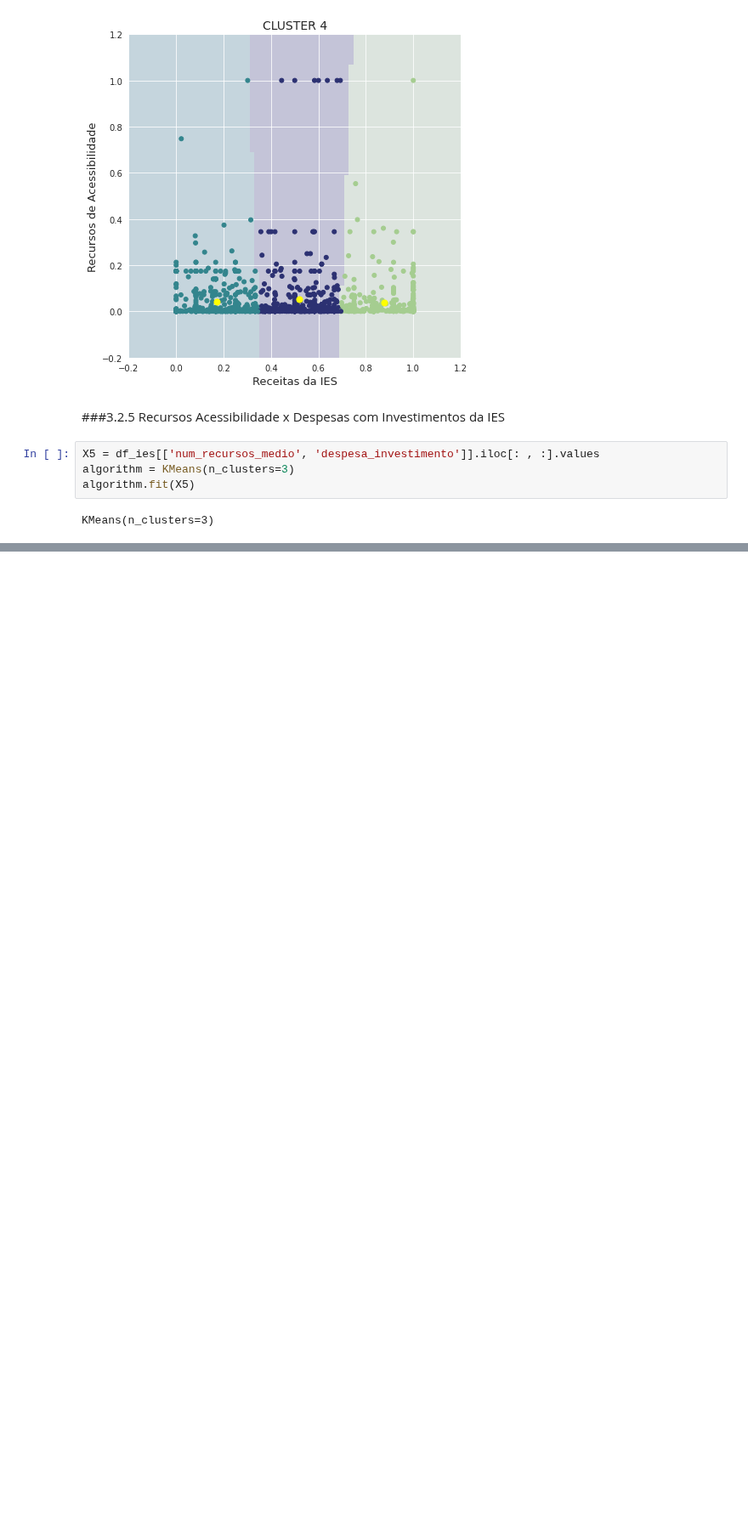
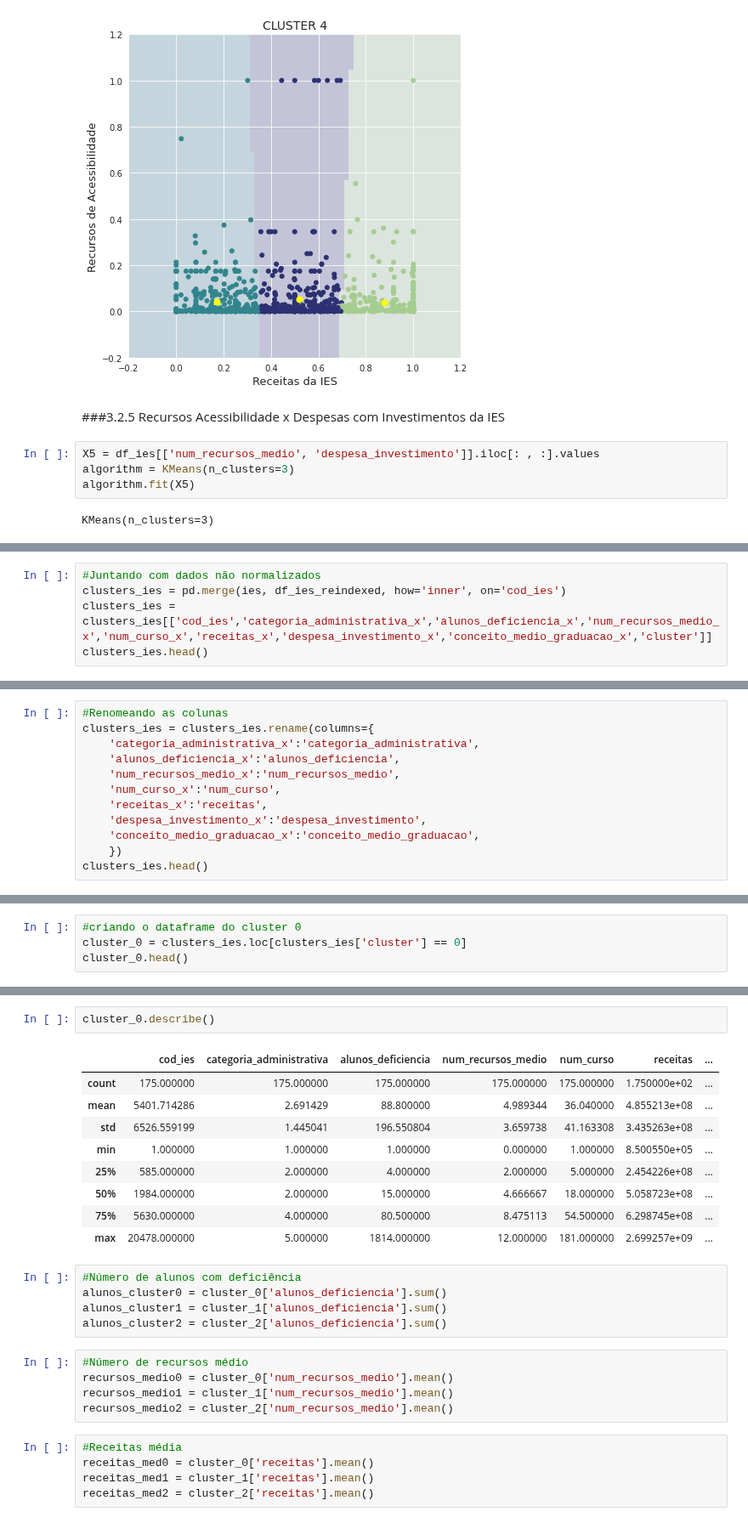
Before and after one commit to roxacarv/edulearn, a Jupyter notebook: clustering2.ipynb, the cells around one changed output, grey strips where cells are left out. Shown at 85% size. Drawn from its saved outputs; the diff is of its cells as text; blank space fills up the shorter version.

Commit message:
visualizando os resultados finais do clustering

```diff
--- a/clustering2.ipynb
+++ b/clustering2.ipynb
@@ -992,0 +912,5 @@ plt.show()
+# %%
+#Juntando com dados não normalizados
+clusters_ies = pd.merge(ies, df_ies_reindexed, how='inner', on='cod_ies')
+clusters_ies = clusters_ies[['cod_ies','categoria_administrativa_x','alunos_deficiencia_x','num_recursos_medio_x','num_curso_x','receitas_x','despesa_investimento_x','conceito_medio_graduacao_x','cluster']]
+clusters_ies.head()
@@ -992,0 +924,12 @@ plt.show()
+# %%
+#Renomeando as colunas
+clusters_ies = clusters_ies.rename(columns={
+    'categoria_administrativa_x':'categoria_administrativa',
+    'alunos_deficiencia_x':'alunos_deficiencia',
+    'num_recursos_medio_x':'num_recursos_medio',
+    'num_curso_x':'num_curso',
+    'receitas_x':'receitas',
+    'despesa_investimento_x':'despesa_investimento',
+    'conceito_medio_graduacao_x':'conceito_medio_graduacao',
+    })
+clusters_ies.head()
@@ -992,0 +943,4 @@ plt.show()
+# %%
+#criando o dataframe do cluster 0
+cluster_0 = clusters_ies.loc[clusters_ies['cluster'] == 0]
+cluster_0.head()
@@ -992,0 +976,27 @@ plt.show()
+# %%
+cluster_0.describe()
+# %% [output]
+|  | cod_ies | categoria_administrativa | alunos_deficiencia | num_recursos_medio | num_curso | receitas | ... |
+| count | 175.000000 | 175.000000 | 175.000000 | 175.000000 | 175.000000 | 1.750000e+02 | ... |
+| mean | 5401.714286 | 2.691429 | 88.800000 | 4.989344 | 36.040000 | 4.855213e+08 | ... |
+| std | 6526.559199 | 1.445041 | 196.550804 | 3.659738 | 41.163308 | 3.435263e+08 | ... |
+| min | 1.000000 | 1.000000 | 1.000000 | 0.000000 | 1.000000 | 8.500550e+05 | ... |
+| 25% | 585.000000 | 2.000000 | 4.000000 | 2.000000 | 5.000000 | 2.454226e+08 | ... |
+| 50% | 1984.000000 | 2.000000 | 15.000000 | 4.666667 | 18.000000 | 5.058723e+08 | ... |
+| 75% | 5630.000000 | 4.000000 | 80.500000 | 8.475113 | 54.500000 | 6.298745e+08 | ... |
+| max | 20478.000000 | 5.000000 | 1814.000000 | 12.000000 | 181.000000 | 2.699257e+09 | ... |
+# %%
+#Número de alunos com deficiência
+alunos_cluster0 = cluster_0['alunos_deficiencia'].sum()
+alunos_cluster1 = cluster_1['alunos_deficiencia'].sum()
+alunos_cluster2 = cluster_2['alunos_deficiencia'].sum()
+# %%
+#Número de recursos médio
+recursos_medio0 = cluster_0['num_recursos_medio'].mean()
+recursos_medio1 = cluster_1['num_recursos_medio'].mean()
+recursos_medio2 = cluster_2['num_recursos_medio'].mean()
+# %%
+#Receitas média
+receitas_med0 = cluster_0['receitas'].mean()
+receitas_med1 = cluster_1['receitas'].mean()
+receitas_med2 = cluster_2['receitas'].mean()
```
Also changed, not shown: parts of 33 cells of this notebook.
